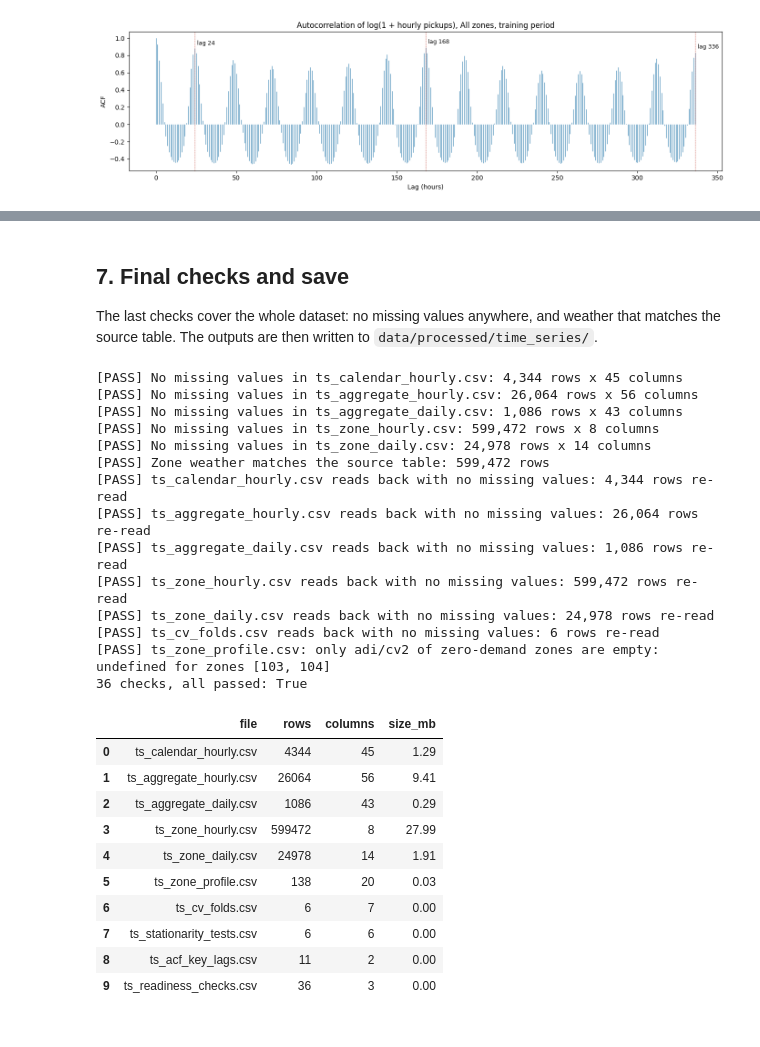
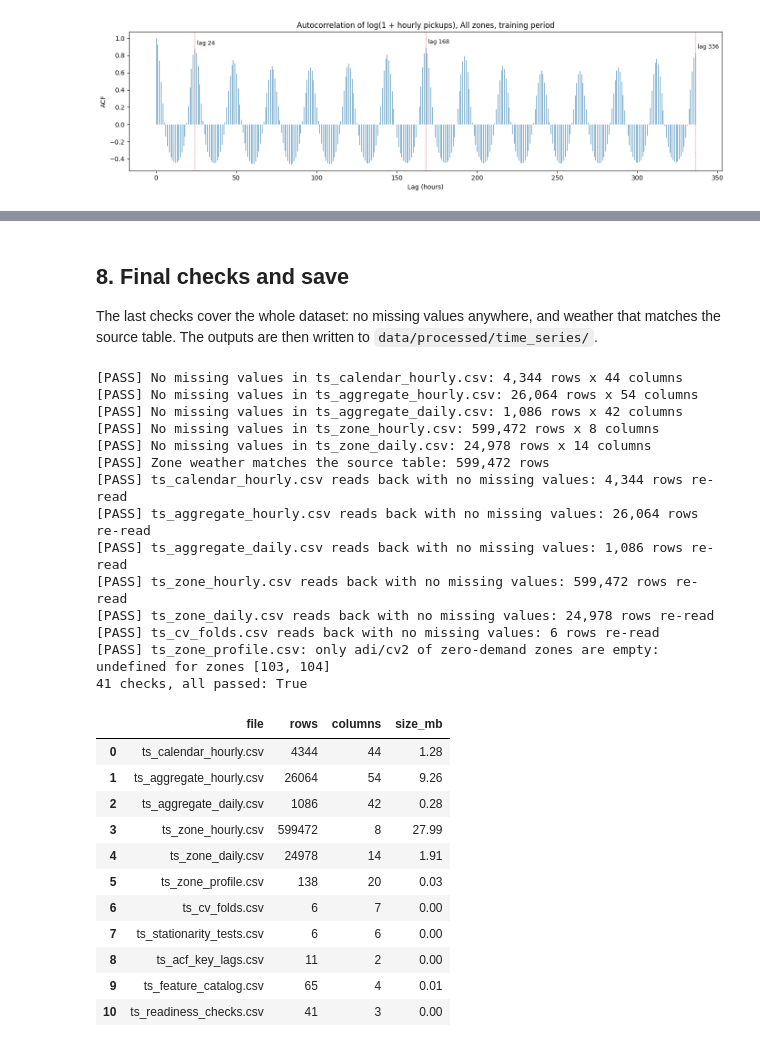
Before and after one commit to BA-CapstoneProject-12/nyc-taxi-demand-forecasting, a Jupyter notebook: scripts/time_series_data_preparation.ipynb, the cells around one changed output, grey strips where cells are left out. Cells and saved outputs as stored; diff of their text form; code cells hidden in the pictures.

```diff
--- a/scripts/time_series_data_preparation.ipynb
+++ b/scripts/time_series_data_preparation.ipynb
@@ -260,7 +261,6 @@ cal["day_name"] = cal["ds"].dt.day_name()
 cal["is_weekend"] = cal["day_of_week"] >= 5
 cal["month"] = cal["ds"].dt.month
 cal["day_of_month"] = cal["ds"].dt.day
-cal["iso_week"] = cal["ds"].dt.isocalendar().week.astype(int)
 cal["hour_of_week"] = cal["day_of_week"] * 24 + cal["hour"]
 cal["time_band"] = pd.cut(cal["hour"], TIME_BANDS[0], labels=TIME_BANDS[1]).astype(str)
 
@@ -303,8 +304,8 @@ cal["is_day_after_holiday"] = (cal["date"] - pd.Timedelta(days=1)).isin(hol.inde
 hol_dates = hol.index.values
 pos_next = np.searchsorted(hol_dates, cal["date"].values, side="left")
 pos_prev = np.searchsorted(hol_dates, cal["date"].values, side="right") - 1
-cal["days_to_next_holiday"] = (pd.to_datetime(hol_dates[pos_next]) - cal["date"]).dt.days
-cal["days_since_prev_holiday"] = (cal["date"] - pd.to_datetime(hol_dates[pos_prev])).dt.days
+cal["days_to_next_holiday"] = (pd.to_datetime(hol_dates[pos_next]) - cal["date"]).dt.days.clip(upper=HOLIDAY_DISTANCE_CAP)
+cal["days_since_prev_holiday"] = (cal["date"] - pd.to_datetime(hol_dates[pos_prev])).dt.days.clip(upper=HOLIDAY_DISTANCE_CAP)
 
 cal["holiday_period"] = NO_EVENT
 for name, first, last in HOLIDAY_PERIODS:
@@ -449,14 +450,13 @@ Every row also carries all the calendar columns, so a single series is ready to
 # %%
 zones = pd.read_csv(ZONES_FILE)[["LocationID", "Borough", "Zone", "service_zone", "latitude", "longitude"]]
 pz = panel.merge(zones.rename(columns={"LocationID": "PULocationID"}), on="PULocationID", how="left", validate="many_to_one")
-pz["is_active"] = pz["trip_count"] > 0
 pz["all"] = "All zones"
 
 
 def hourly_series(level, key):
     out = (pz.groupby([key, "ds"])
              .agg(trip_count=("trip_count", "sum"), trip_count_adj=("trip_count_adj", "sum"),
-                  n_zones=("PULocationID", "nunique"), active_zones=("is_active", "sum"),
+                  n_zones=("PULocationID", "nunique"),
                   **{v: (v, "mean") for v in WEATHER_VARS})
              .reset_index().rename(columns={key: "series_id"}))
     out.insert(0, "series_level", level)
@@ -495,7 +495,7 @@ Daily totals are smoother and easier to use for a first decomposition, for weekl
 The day-level calendar fields are kept, and weekly Fourier terms for a 7-day period are added. `contains_dst_merged_hour` marks 2 Nov, whose `trip_count` includes the extra hour, while `trip_count_adj` does not.
 # %%
 day_cal_cols = ["date", "day_index", "week_index", "day_of_week", "day_name", "is_weekend", "month", "day_of_month",
-                "iso_week", "is_holiday", "holiday_name", "is_day_before_holiday", "is_day_after_holiday",
+                "is_holiday", "holiday_name", "is_day_before_holiday", "is_day_after_holiday",
                 "days_to_next_holiday", "days_since_prev_holiday", "holiday_period", "is_holiday_period",
                 "special_day_name", "is_special_day", "is_heavy_snow_day", "split_daily"]
 day_cal = cal[day_cal_cols].drop_duplicates("date").rename(columns={"split_daily": "split"}).reset_index(drop=True)
@@ -757,5 +902,5 @@ fig.tight_layout(); fig.savefig(FIG / "ts_acf.png", dpi=150); plt.show()
 # %% [markdown]
-## 7. Final checks and save
+## 8. Final checks and save
 
 The last checks cover the whole dataset: no missing values anywhere, and weather that matches the source table. The outputs are then written to `data/processed/time_series/`.
 # %%
@@ -769,6 +914,7 @@ outputs = {
     "ts_cv_folds.csv": cv_folds,
     "ts_stationarity_tests.csv": stationarity,
     "ts_acf_key_lags.csv": acf_table,
+    "ts_feature_catalog.csv": feature_catalog,
 }
 
 for name in ["ts_calendar_hourly.csv", "ts_aggregate_hourly.csv", "ts_aggregate_daily.csv", "ts_zone_hourly.csv", "ts_zone_daily.csv"]:
@@ -785,47 +931,48 @@ for name, df in outputs.items():
 for name in ["ts_calendar_hourly.csv", "ts_aggregate_hourly.csv", "ts_aggregate_daily.csv", "ts_zone_hourly.csv",
              "ts_zone_daily.csv", "ts_cv_folds.csv"]:
     back = pd.read_csv(OUT / name)
     check(f"{name} reads back with no missing values", int(back.isna().sum().sum()) == 0, f"{len(back):,} rows re-read")
 back = pd.read_csv(OUT / "ts_zone_profile.csv")
 undefined = back.loc[back[["adi", "cv2"]].isna().any(axis=1), "PULocationID"].tolist()
 check("ts_zone_profile.csv: only adi/cv2 of zero-demand zones are empty",
       int(back.drop(columns=["adi", "cv2"]).isna().sum().sum()) == 0 and undefined == profile.loc[profile["volume_tier"] == "Zero", "PULocationID"].tolist(),
       f"undefined for zones {undefined}")
 
 checks = pd.DataFrame(CHECKS)
 checks.to_csv(OUT / "ts_readiness_checks.csv", index=False)
 outputs["ts_readiness_checks.csv"] = checks
 
 summary = pd.DataFrame([{"file": n, "rows": len(df), "columns": df.shape[1],
                          "size_mb": round((OUT / n).stat().st_size / 1e6, 2)} for n, df in outputs.items()])
 print(f"{len(checks)} checks, all passed: {checks['passed'].all()}")
 summary
 # %% [output]
-[PASS] No missing values in ts_calendar_hourly.csv: 4,344 rows x 45 columns
-[PASS] No missing values in ts_aggregate_hourly.csv: 26,064 rows x 56 columns
-[PASS] No missing values in ts_aggregate_daily.csv: 1,086 rows x 43 columns
+[PASS] No missing values in ts_calendar_hourly.csv: 4,344 rows x 44 columns
+[PASS] No missing values in ts_aggregate_hourly.csv: 26,064 rows x 54 columns
+[PASS] No missing values in ts_aggregate_daily.csv: 1,086 rows x 42 columns
 [PASS] No missing values in ts_zone_hourly.csv: 599,472 rows x 8 columns
 [PASS] No missing values in ts_zone_daily.csv: 24,978 rows x 14 columns
 [PASS] Zone weather matches the source table: 599,472 rows
 [PASS] ts_calendar_hourly.csv reads back with no missing values: 4,344 rows re-read
 [PASS] ts_aggregate_hourly.csv reads back with no missing values: 26,064 rows re-read
 [PASS] ts_aggregate_daily.csv reads back with no missing values: 1,086 rows re-read
 [PASS] ts_zone_hourly.csv reads back with no missing values: 599,472 rows re-read
 [PASS] ts_zone_daily.csv reads back with no missing values: 24,978 rows re-read
 [PASS] ts_cv_folds.csv reads back with no missing values: 6 rows re-read
 [PASS] ts_zone_profile.csv: only adi/cv2 of zero-demand zones are empty: undefined for zones [103, 104]
-36 checks, all passed: True
+41 checks, all passed: True
 |  | file | rows | columns | size_mb |
-| 0 | ts_calendar_hourly.csv | 4344 | 45 | 1.29 |
-| 1 | ts_aggregate_hourly.csv | 26064 | 56 | 9.41 |
-| 2 | ts_aggregate_daily.csv | 1086 | 43 | 0.29 |
+| 0 | ts_calendar_hourly.csv | 4344 | 44 | 1.28 |
+| 1 | ts_aggregate_hourly.csv | 26064 | 54 | 9.26 |
+| 2 | ts_aggregate_daily.csv | 1086 | 42 | 0.28 |
 | 3 | ts_zone_hourly.csv | 599472 | 8 | 27.99 |
 | 4 | ts_zone_daily.csv | 24978 | 14 | 1.91 |
 | 5 | ts_zone_profile.csv | 138 | 20 | 0.03 |
 | 6 | ts_cv_folds.csv | 6 | 7 | 0.00 |
 | 7 | ts_stationarity_tests.csv | 6 | 6 | 0.00 |
 | 8 | ts_acf_key_lags.csv | 11 | 2 | 0.00 |
-| 9 | ts_readiness_checks.csv | 36 | 3 | 0.00 |
+| 9 | ts_feature_catalog.csv | 65 | 4 | 0.01 |
+| 10 | ts_readiness_checks.csv | 41 | 3 | 0.00 |
 # %% [markdown]
 ## Output files
 
```
Also changed, not shown: parts of 7 cells of this notebook.
